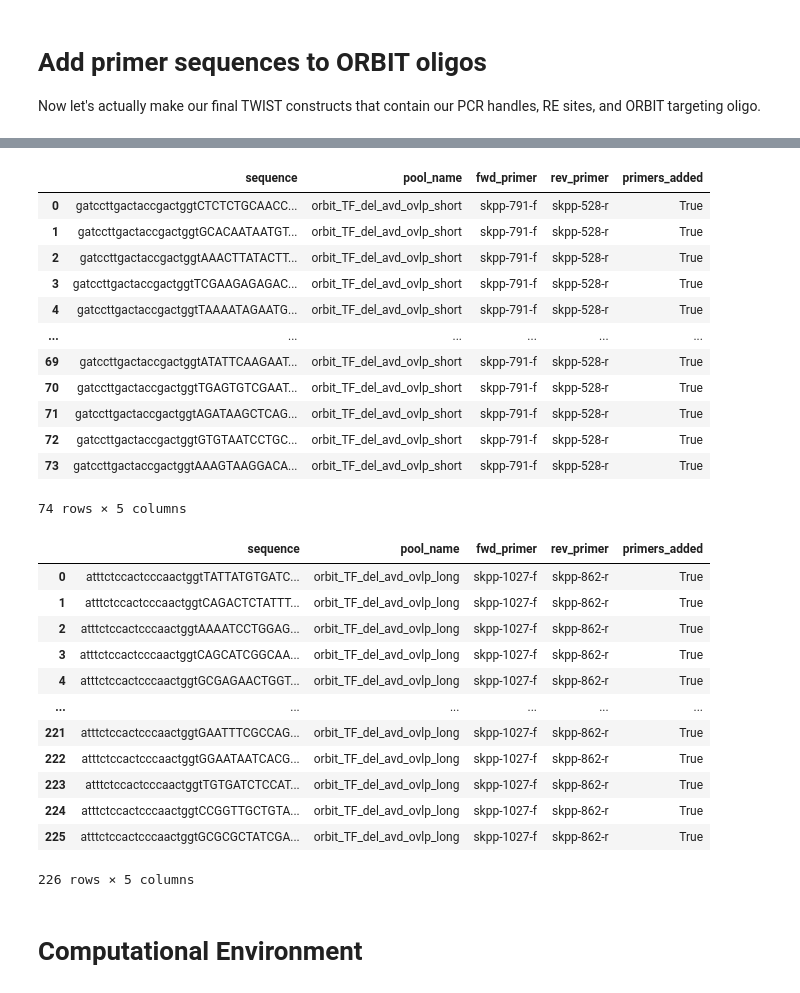
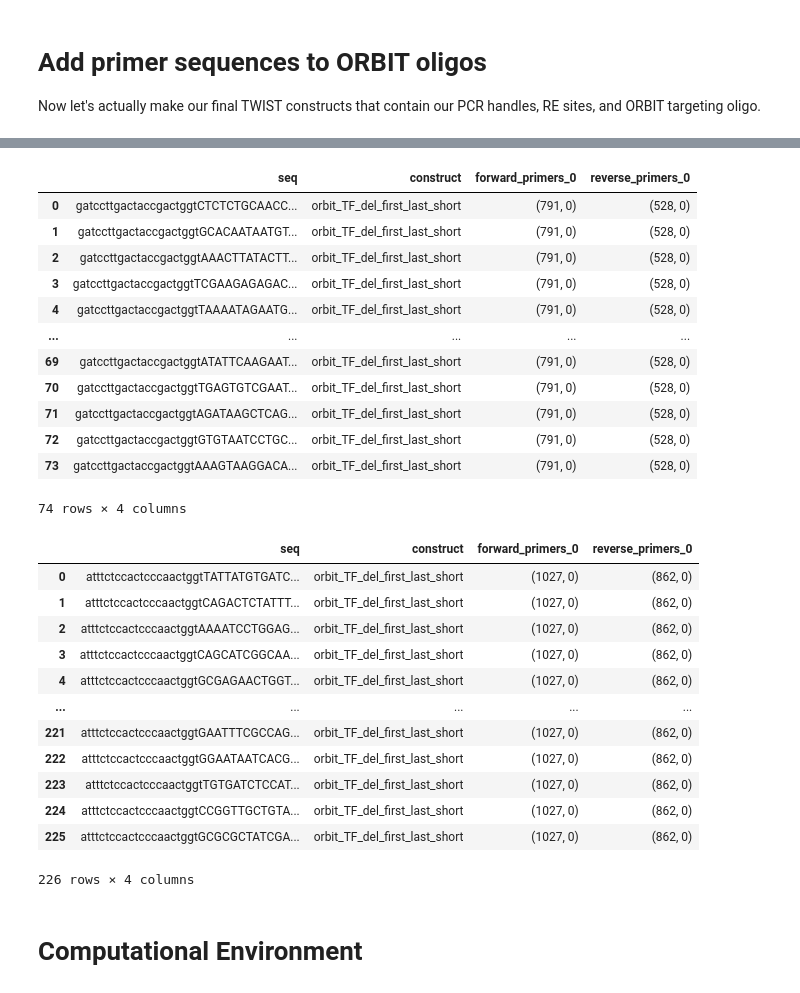
Before and after one commit to RPGroup-PBoC/Reg-Seq2, a Jupyter notebook: code/experimental_design/twist_order/orbit/twist_orbit_cloning_scheme.ipynb, the cells around one changed output, grey strips where cells are left out. Saved outputs shown, nothing was run; the diff lists cells and outputs as text; code cells hidden in the pictures.

```diff
--- a/code/experimental_design/twist_order/orbit/twist_orbit_cloning_scheme.ipynb
+++ b/code/experimental_design/twist_order/orbit/twist_orbit_cloning_scheme.ipynb
@@ -238,56 +238,55 @@ df_2_clean
 # %%
 ends_3 = df_fwd_rev.iloc[2,:].str.lower()
 
-df_3['sequence'] = ends_3['fwd_seq_t'] + df_3['oligo'] + ends_3['rev_seq_comp']
+df_3['seq'] = ends_3['fwd_seq_t'] + df_3['oligo'] + ends_3['rev_seq_comp']
 
-df_3['pool_name'] = 'orbit_TF_del_avd_ovlp_short'
-df_3['primers_added'] = True
-df_3['fwd_primer'] = ends_3['fwd_primer_name']
-df_3['rev_primer'] = ends_3['rev_primer_name']
+df_3['construct'] = 'orbit_TF_del_first_last_short'
 
+df_3['forward_primers_0'] = [(int(ends_3['fwd_primer_name'].split('-')[1]), 0)] * len(df_3['construct'])
+df_3['reverse_primers_0'] = [(int(ends_3['rev_primer_name'].split('-')[1]), 0)] * len(df_3['construct'])
 
-df_3_clean = df_3[['sequence','pool_name','fwd_primer','rev_primer','primers_added']]
+df_3_clean = df_3[['seq','construct','forward_primers_0','reverse_primers_0']]
 df_3_clean
 # %% [output]
-|  | sequence | pool_name | fwd_primer | rev_primer | primers_added |
-| 0 | gatccttgactaccgactggtCTCTCTGCAACC... | orbit_TF_del_avd_ovlp_short | skpp-791-f | skpp-528-r | True |
-| 1 | gatccttgactaccgactggtGCACAATAATGT... | orbit_TF_del_avd_ovlp_short | skpp-791-f | skpp-528-r | True |
-| 2 | gatccttgactaccgactggtAAACTTATACTT... | orbit_TF_del_avd_ovlp_short | skpp-791-f | skpp-528-r | True |
-| 3 | gatccttgactaccgactggtTCGAAGAGAGAC... | orbit_TF_del_avd_ovlp_short | skpp-791-f | skpp-528-r | True |
-| 4 | gatccttgactaccgactggtTAAAATAGAATG... | orbit_TF_del_avd_ovlp_short | skpp-791-f | skpp-528-r | True |
-| ... | ... | ... | ... | ... | ... |
-| 69 | gatccttgactaccgactggtATATTCAAGAAT... | orbit_TF_del_avd_ovlp_short | skpp-791-f | skpp-528-r | True |
-| 70 | gatccttgactaccgactggtTGAGTGTCGAAT... | orbit_TF_del_avd_ovlp_short | skpp-791-f | skpp-528-r | True |
-| 71 | gatccttgactaccgactggtAGATAAGCTCAG... | orbit_TF_del_avd_ovlp_short | skpp-791-f | skpp-528-r | True |
-| 72 | gatccttgactaccgactggtGTGTAATCCTGC... | orbit_TF_del_avd_ovlp_short | skpp-791-f | skpp-528-r | True |
-| 73 | gatccttgactaccgactggtAAAGTAAGGACA... | orbit_TF_del_avd_ovlp_short | skpp-791-f | skpp-528-r | True |
+|  | seq | construct | forward_primers_0 | reverse_primers_0 |
+| 0 | gatccttgactaccgactggtCTCTCTGCAACC... | orbit_TF_del_first_last_short | (791, 0) | (528, 0) |
+| 1 | gatccttgactaccgactggtGCACAATAATGT... | orbit_TF_del_first_last_short | (791, 0) | (528, 0) |
+| 2 | gatccttgactaccgactggtAAACTTATACTT... | orbit_TF_del_first_last_short | (791, 0) | (528, 0) |
+| 3 | gatccttgactaccgactggtTCGAAGAGAGAC... | orbit_TF_del_first_last_short | (791, 0) | (528, 0) |
+| 4 | gatccttgactaccgactggtTAAAATAGAATG... | orbit_TF_del_first_last_short | (791, 0) | (528, 0) |
+| ... | ... | ... | ... | ... |
+| 69 | gatccttgactaccgactggtATATTCAAGAAT... | orbit_TF_del_first_last_short | (791, 0) | (528, 0) |
+| 70 | gatccttgactaccgactggtTGAGTGTCGAAT... | orbit_TF_del_first_last_short | (791, 0) | (528, 0) |
+| 71 | gatccttgactaccgactggtAGATAAGCTCAG... | orbit_TF_del_first_last_short | (791, 0) | (528, 0) |
+| 72 | gatccttgactaccgactggtGTGTAATCCTGC... | orbit_TF_del_first_last_short | (791, 0) | (528, 0) |
+| 73 | gatccttgactaccgactggtAAAGTAAGGACA... | orbit_TF_del_first_last_short | (791, 0) | (528, 0) |
-74 rows × 5 columns
+74 rows × 4 columns
 # %%
 ends_4 = df_fwd_rev.iloc[3,:].str.lower()
 
-df_4['sequence'] = ends_4['fwd_seq_t'] + df_4['oligo'] + ends_4['rev_seq_comp']
+df_4['seq'] = ends_4['fwd_seq_t'] + df_4['oligo'] + ends_4['rev_seq_comp']
 
-df_4['pool_name'] = 'orbit_TF_del_avd_ovlp_long'
-df_4['primers_added'] = True
-df_4['fwd_primer'] = ends_4['fwd_primer_name']
-df_4['rev_primer'] = ends_4['rev_primer_name']
+df_4['construct'] = 'orbit_TF_del_first_last_short'
 
-df_4_clean = df_4[['sequence','pool_name','fwd_primer','rev_primer','primers_added']]
+df_4['forward_primers_0'] = [(int(ends_4['fwd_primer_name'].split('-')[1]), 0)] * len(df_4['construct'])
+df_4['reverse_primers_0'] = [(int(ends_4['rev_primer_name'].split('-')[1]), 0)] * len(df_4['construct'])
+
+df_4_clean = df_4[['seq','construct','forward_primers_0','reverse_primers_0']]
 df_4_clean
 # %% [output]
-|  | sequence | pool_name | fwd_primer | rev_primer | primers_added |
-| 0 | atttctccactcccaactggtTATTATGTGATC... | orbit_TF_del_avd_ovlp_long | skpp-1027-f | skpp-862-r | True |
-| 1 | atttctccactcccaactggtCAGACTCTATTT... | orbit_TF_del_avd_ovlp_long | skpp-1027-f | skpp-862-r | True |
-| 2 | atttctccactcccaactggtAAAATCCTGGAG... | orbit_TF_del_avd_ovlp_long | skpp-1027-f | skpp-862-r | True |
-| 3 | atttctccactcccaactggtCAGCATCGGCAA... | orbit_TF_del_avd_ovlp_long | skpp-1027-f | skpp-862-r | True |
-| 4 | atttctccactcccaactggtGCGAGAACTGGT... | orbit_TF_del_avd_ovlp_long | skpp-1027-f | skpp-862-r | True |
-| ... | ... | ... | ... | ... | ... |
-| 221 | atttctccactcccaactggtGAATTTCGCCAG... | orbit_TF_del_avd_ovlp_long | skpp-1027-f | skpp-862-r | True |
-| 222 | atttctccactcccaactggtGGAATAATCACG... | orbit_TF_del_avd_ovlp_long | skpp-1027-f | skpp-862-r | True |
-| 223 | atttctccactcccaactggtTGTGATCTCCAT... | orbit_TF_del_avd_ovlp_long | skpp-1027-f | skpp-862-r | True |
-| 224 | atttctccactcccaactggtCCGGTTGCTGTA... | orbit_TF_del_avd_ovlp_long | skpp-1027-f | skpp-862-r | True |
-| 225 | atttctccactcccaactggtGCGCGCTATCGA... | orbit_TF_del_avd_ovlp_long | skpp-1027-f | skpp-862-r | True |
+|  | seq | construct | forward_primers_0 | reverse_primers_0 |
+| 0 | atttctccactcccaactggtTATTATGTGATC... | orbit_TF_del_first_last_short | (1027, 0) | (862, 0) |
+| 1 | atttctccactcccaactggtCAGACTCTATTT... | orbit_TF_del_first_last_short | (1027, 0) | (862, 0) |
+| 2 | atttctccactcccaactggtAAAATCCTGGAG... | orbit_TF_del_first_last_short | (1027, 0) | (862, 0) |
+| 3 | atttctccactcccaactggtCAGCATCGGCAA... | orbit_TF_del_first_last_short | (1027, 0) | (862, 0) |
+| 4 | atttctccactcccaactggtGCGAGAACTGGT... | orbit_TF_del_first_last_short | (1027, 0) | (862, 0) |
+| ... | ... | ... | ... | ... |
+| 221 | atttctccactcccaactggtGAATTTCGCCAG... | orbit_TF_del_first_last_short | (1027, 0) | (862, 0) |
+| 222 | atttctccactcccaactggtGGAATAATCACG... | orbit_TF_del_first_last_short | (1027, 0) | (862, 0) |
+| 223 | atttctccactcccaactggtTGTGATCTCCAT... | orbit_TF_del_first_last_short | (1027, 0) | (862, 0) |
+| 224 | atttctccactcccaactggtCCGGTTGCTGTA... | orbit_TF_del_first_last_short | (1027, 0) | (862, 0) |
+| 225 | atttctccactcccaactggtGCGCGCTATCGA... | orbit_TF_del_first_last_short | (1027, 0) | (862, 0) |
-226 rows × 5 columns
+226 rows × 4 columns
 # %%
 df_1_clean.to_csv("../../../../data/twist_order/twist_orbit_TF_del_first_last_short.csv")
 df_2_clean.to_csv("../../../../data/twist_order/twist_orbit_TF_del_first_last_long.csv")
```
Also changed, not shown: parts of 2 cells of this notebook, 1 other file.
